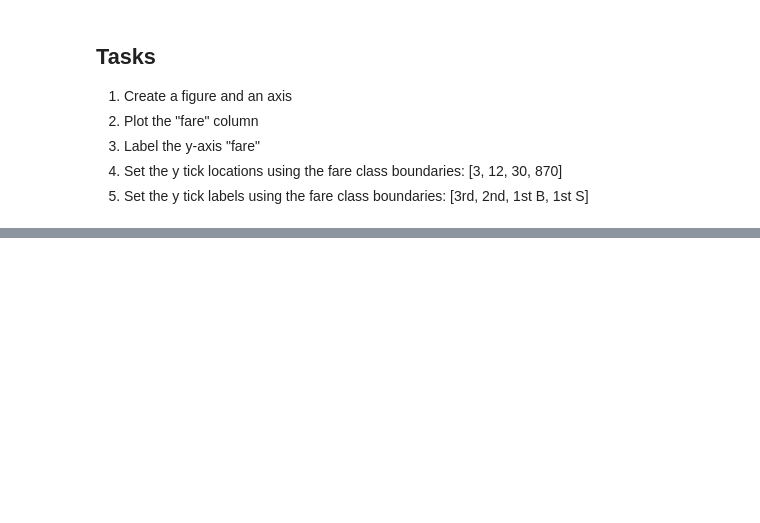
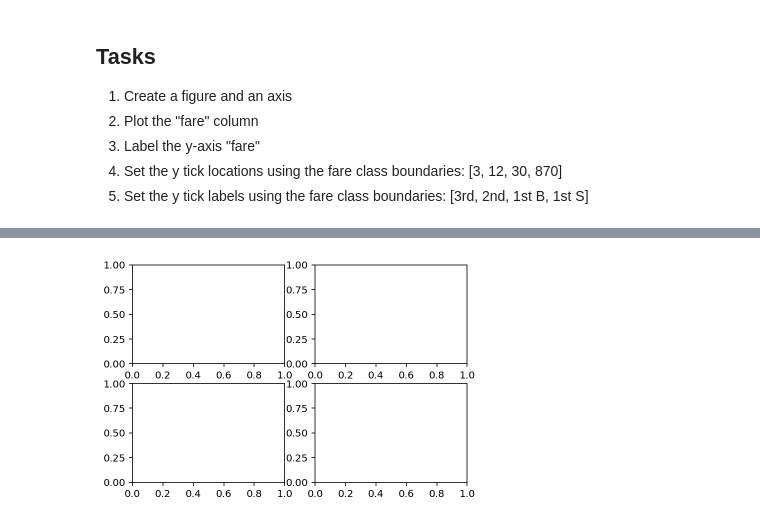
Before and after one commit to matplotlib/GettingStarted, a Jupyter notebook: notebooks/01_overview.ipynb, the cells around one changed output, grey strips where cells are left out. Saved outputs shown, nothing was run; the diff lists cells and outputs as text; code cells hidden in the pictures; blank space fills up the shorter version.

```diff
--- a/notebooks/01_overview.ipynb
+++ b/notebooks/01_overview.ipynb
@@ -144,0 +171,4 @@ source: (Wilkinson & Hamilton, 2011) from [Titanic: The Whole Iceberg](https://a
+# %%
+fig, axes = plt.subplots(nrows=2, ncols=2)
+# %% [output]
+[figure, added]
```
Also changed, not shown: parts of 20 cells of this notebook, 5 other files.
